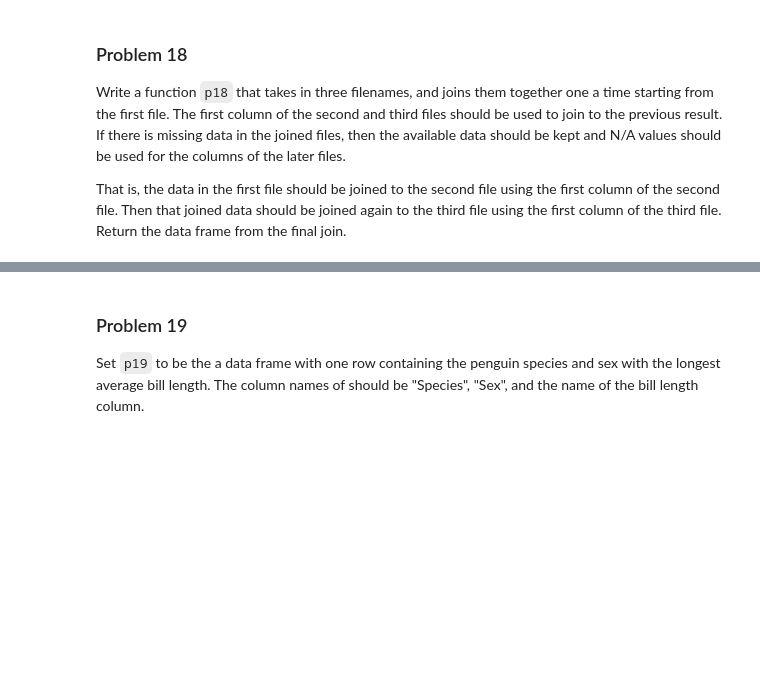
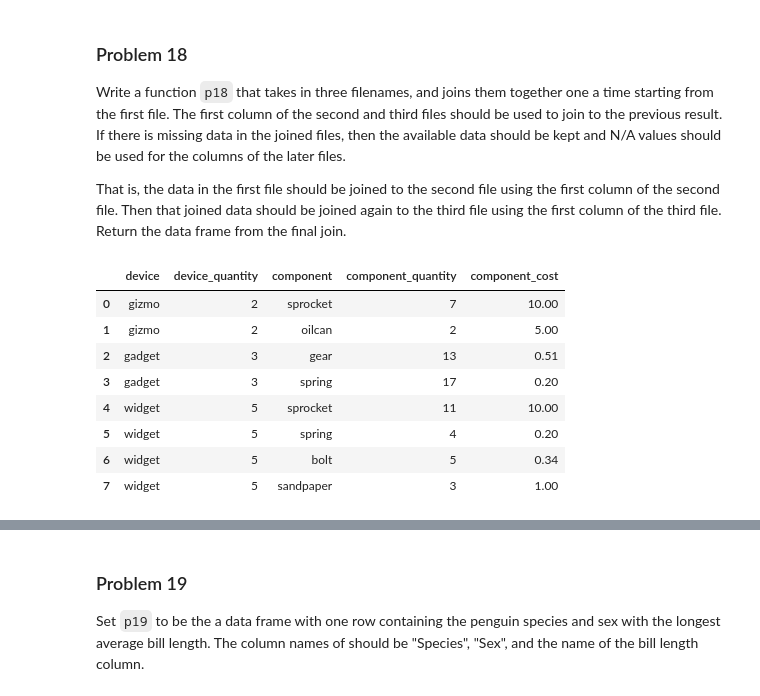
Before and after one commit to akamatt1/dx602-homework-09, a Jupyter notebook: homework.ipynb, the cells around one changed output, grey strips where cells are left out. Cells and saved outputs as stored; diff of their text form; code cells hidden in the pictures; blank space fills up the shorter version.

```diff
--- a/homework.ipynb
+++ b/homework.ipynb
@@ -542,19 +533,26 @@ Then that joined data should be joined again to the third file using the first c
 Return the data frame from the final join.
 # %%
 # YOUR CHANGES HERE
-
 def p18(file_1_name, file_2_name, file_3_name):
     df1 = pd.read_csv(file_1_name, sep="\t")
     df2 = pd.read_csv(file_2_name, sep="\t")
     df3 = pd.read_csv(file_3_name, sep="\t")
 
-    # Assume first column is the key for joining
-    key2 = df2.columns[0]
-    key3 = df3.columns[0]
+    merged = df1.merge(df2, on=df2.columns[0], how="left")
+    merged = merged.merge(df3, on=df3.columns[0], how="left")
+    return merged
 
-    result = df1.merge(df2, left_on=df1.columns[0], right_on=key2, how='left')
-    result = result.merge(df3, left_on=result.columns[0], right_on=key3, how='left')
-    return result
+p18("orders_15.tsv", "components_15.tsv", "costs_15.tsv")
+# %% [output]
+|  | device | device_quantity | component | component_quantity | component_cost |
+| 0 | gizmo | 2 | sprocket | 7 | 10.00 |
+| 1 | gizmo | 2 | oilcan | 2 | 5.00 |
+| 2 | gadget | 3 | gear | 13 | 0.51 |
+| 3 | gadget | 3 | spring | 17 | 0.20 |
+| 4 | widget | 5 | sprocket | 11 | 10.00 |
+| 5 | widget | 5 | spring | 4 | 0.20 |
+| 6 | widget | 5 | bolt | 5 | 0.34 |
+| 7 | widget | 5 | sandpaper | 3 | 1.00 |
 # %%
 # reuse p15 test data - should have no missing data
 p18("orders_15.tsv", "components_15.tsv", "costs_15.tsv")
```
Also changed, not shown: parts of 6 cells of this notebook.
